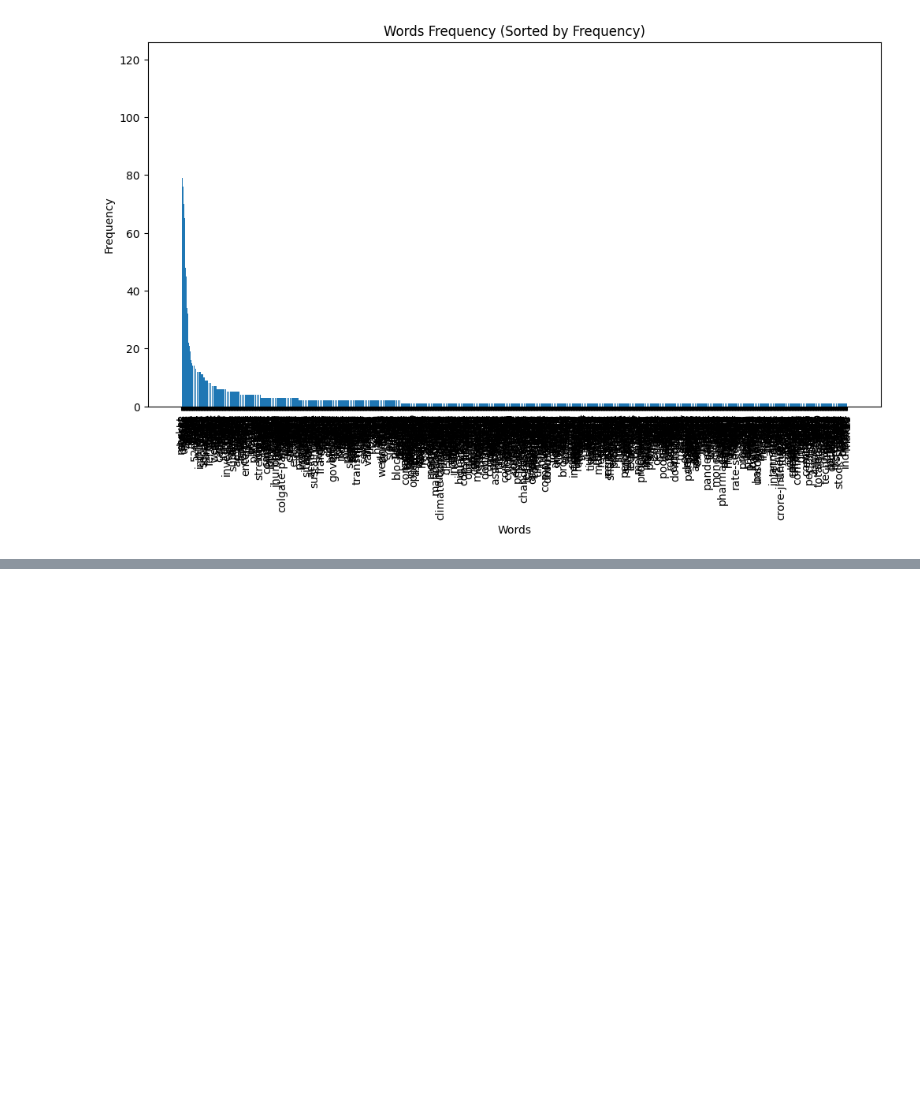
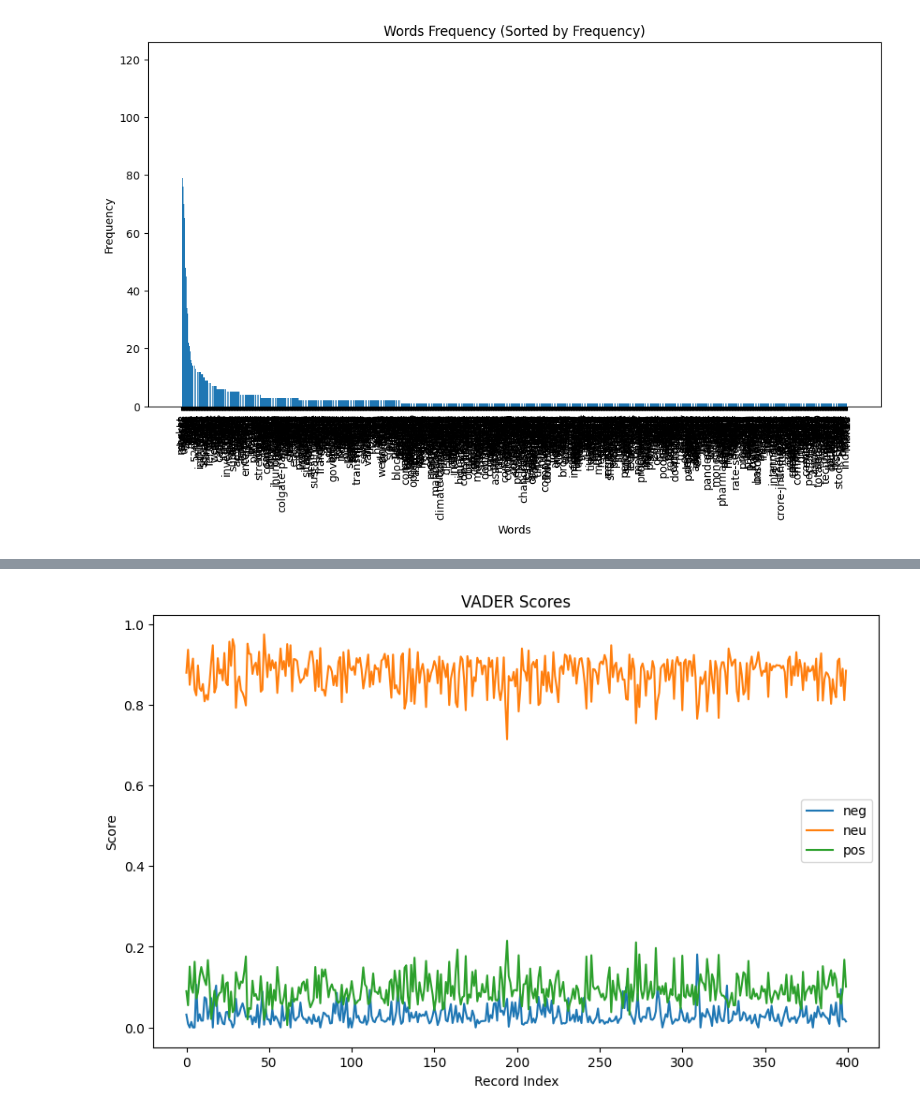
Before and after one commit to rnribeiro/NLP_FEUP, a Jupyter notebook: main.ipynb, the cells around one changed output, grey strips where cells are left out. Drawn from its saved outputs; the diff is of its cells as text; code cells hidden in the pictures; blank space fills up the shorter version.

Commit message:
added vader analysis + plot

```diff
--- a/main.ipynb
+++ b/main.ipynb
@@ -260,3 +260,19 @@ plt.xticks(rotation=90)  # Rotate x-axis labels for better readability
 plt.show()
 # %% [output]
 [figure]
+# %%
+from vaderSentiment.vaderSentiment import SentimentIntensityAnalyzer
+import pandas as pd
+
+# Initialize VADER sentiment analyzer
+vader_analyzer = SentimentIntensityAnalyzer()
+news_2 = pd.read_csv('data/Fin_cleaned.csv', encoding='utf-8')
+news_2.isna().sum()
+news_2.dropna(inplace=True)
+
+news_2=news_2.drop(['Date_published','Headline', 'Synopsis'], axis=1)
+# %%
+news_2['Scores']=news_2['Full_text'].apply(lambda Full_text:vader_analyzer.polarity_scores(Full_text))
+news_2['Compound']=news_2['Scores'].apply(lambda d:d['compound'])
+
+news_2
@@ -262,0 +293,15 @@ plt.show()
+# %%
+import matplotlib.pyplot as plt
+
+# Plot scores of each category
+plt.figure(figsize=(10, 6))
+for score_name in ['neg', 'neu', 'pos']:
+    plt.plot(news_2['Scores'].apply(lambda x: x[score_name]), label=score_name)
+
+plt.title('VADER Scores')
+plt.xlabel('Record Index')
+plt.ylabel('Score')
+plt.legend()
+plt.show()
+# %% [output]
+[figure, added]
```
Also changed, not shown: parts of 2 cells of this notebook, 1 other file.
